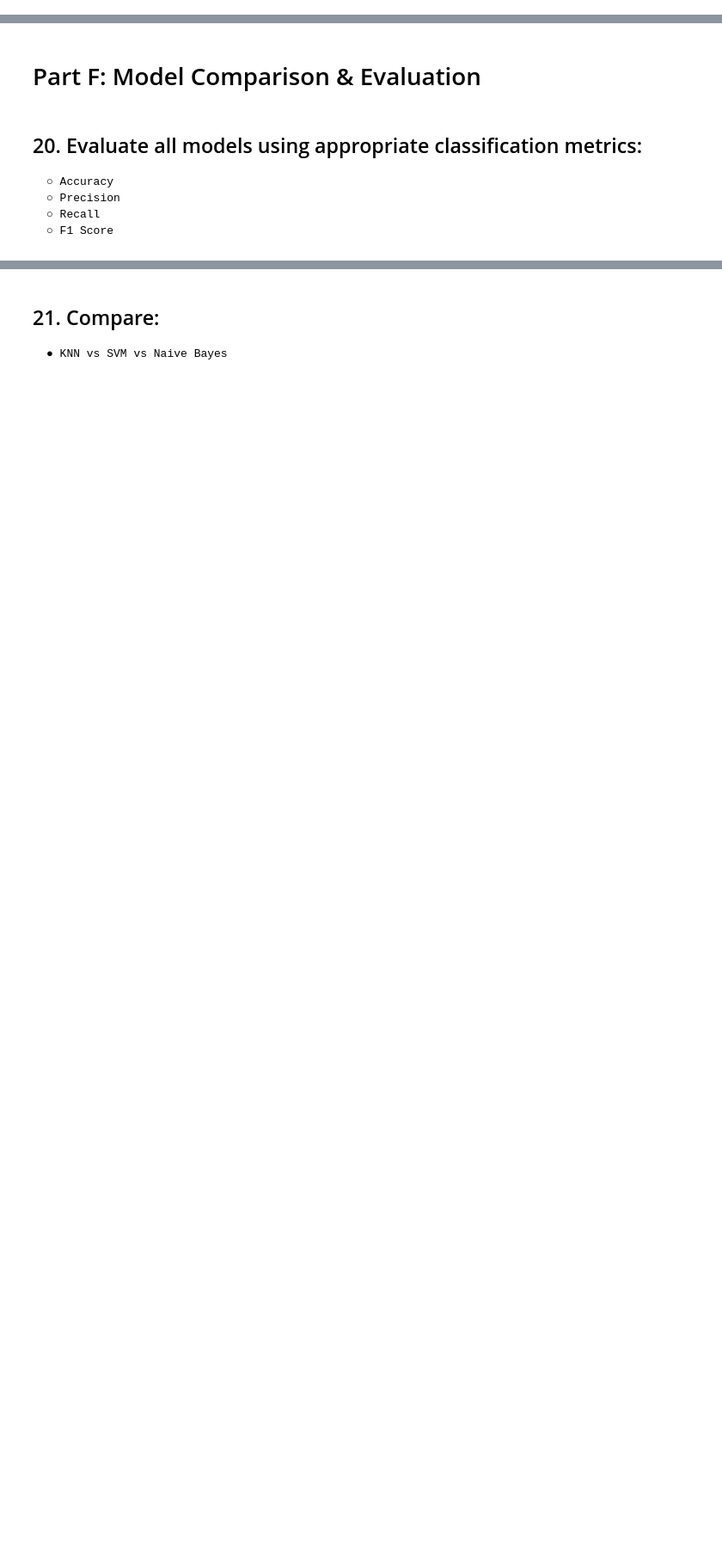
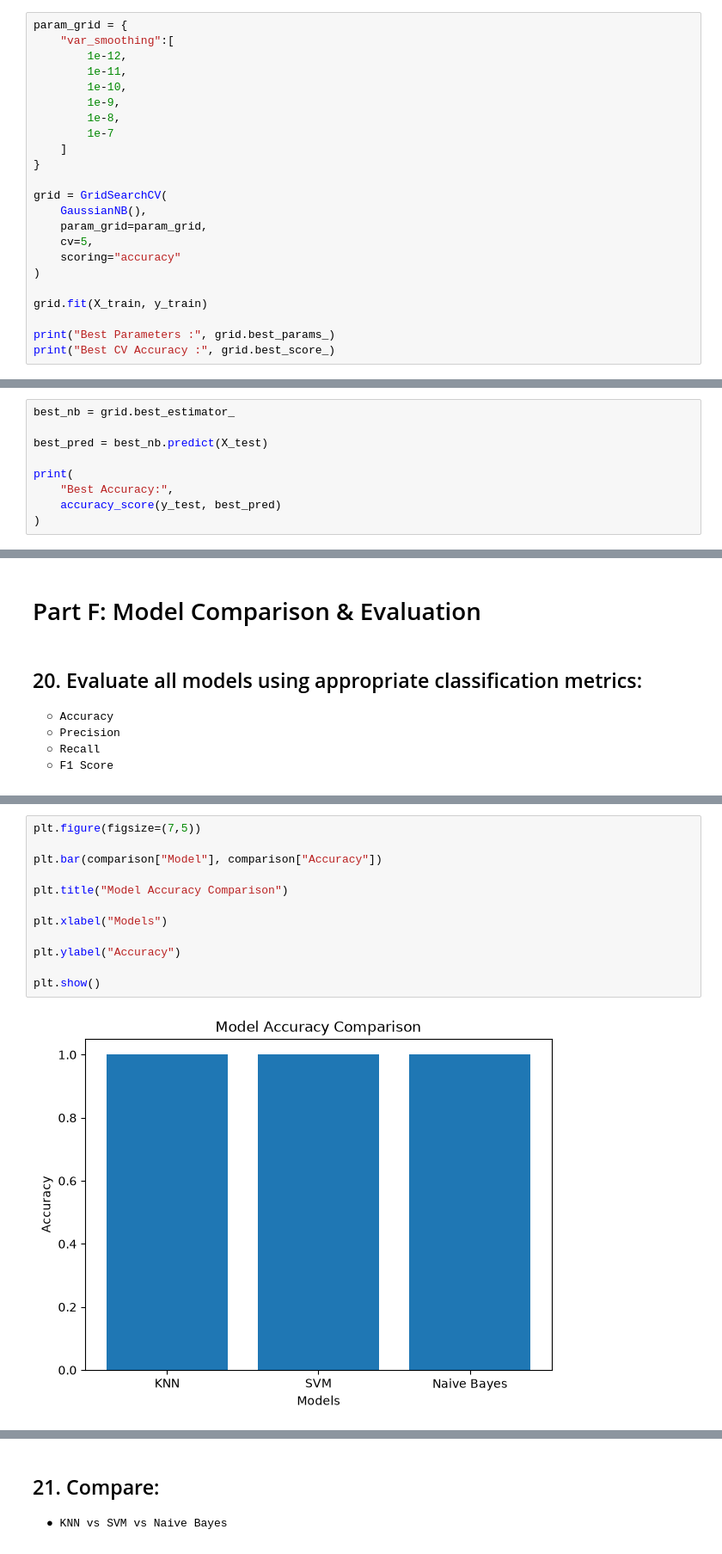
Before and after one commit to krisha12345819/Supervised-Learning---Message-Intelligence-System, a Jupyter notebook: Message_Intelligence_System.ipynb, the cells around one changed output, grey strips where cells are left out. Shown at 86% size. Saved outputs shown, nothing was run; the diff lists cells and outputs as text; blank space fills up the shorter version.

```diff
--- a/Message_Intelligence_System.ipynb
+++ b/Message_Intelligence_System.ipynb
@@ -336,0 +659,23 @@ Different distance metrics may produce different classification results because
+# %%
+param_grid = {
+    "var_smoothing":[
+        1e-12,
+        1e-11,
+        1e-10,
+        1e-9,
+        1e-8,
+        1e-7
+    ]
+}
+
+grid = GridSearchCV(
+    GaussianNB(),
+    param_grid=param_grid,
+    cv=5,
+    scoring="accuracy"
+)
+
+grid.fit(X_train, y_train)
+
+print("Best Parameters :", grid.best_params_)
+print("Best CV Accuracy :", grid.best_score_)
@@ -336,0 +687,9 @@ Different distance metrics may produce different classification results because
+# %%
+best_nb = grid.best_estimator_
+
+best_pred = best_nb.predict(X_test)
+
+print(
+    "Best Accuracy:",
+    accuracy_score(y_test, best_pred)
+)
@@ -350,0 +809,14 @@ Different distance metrics may produce different classification results because
+# %%
+plt.figure(figsize=(7,5))
+
+plt.bar(comparison["Model"], comparison["Accuracy"])
+
+plt.title("Model Accuracy Comparison")
+
+plt.xlabel("Models")
+
+plt.ylabel("Accuracy")
+
+plt.show()
+# %% [output]
+[figure, added]
```
Also changed, not shown: parts of 45 cells of this notebook.
